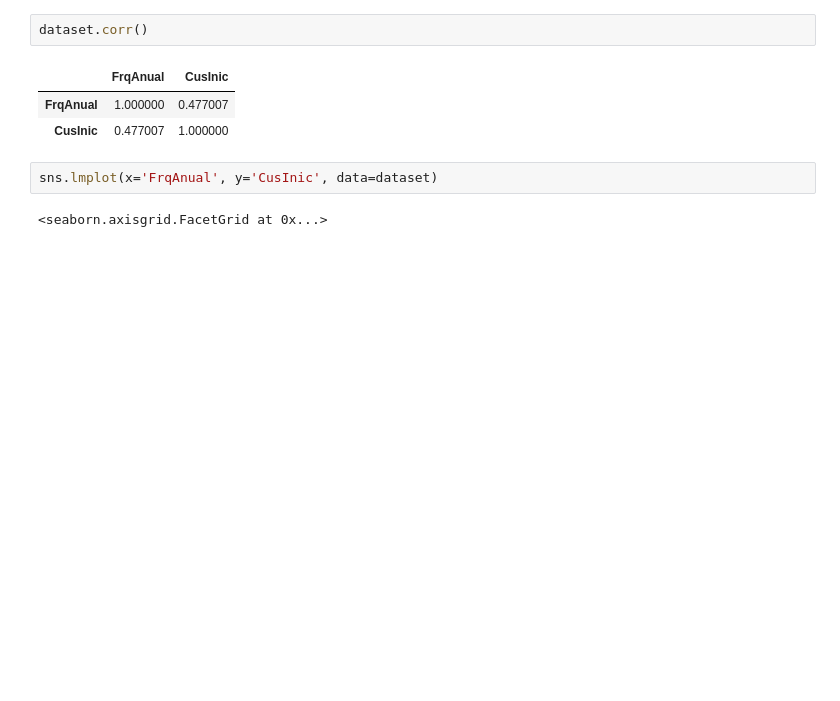
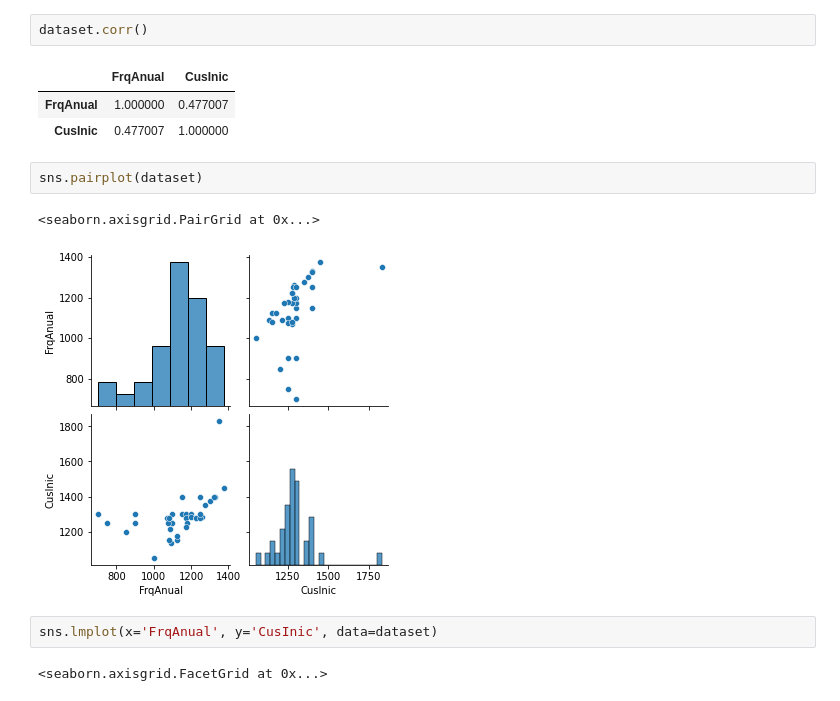
Before and after one commit to hecpinheiro/Ciencia-de-dados, a Jupyter notebook: franquia.ipynb, the cells around one changed output. Drawn from its saved outputs; the diff is of its cells as text; blank space fills up the shorter version.

```diff
--- a/franquia.ipynb
+++ b/franquia.ipynb
@@ -43,6 +43,11 @@ dataset.corr()
 |  | FrqAnual | CusInic |
 | FrqAnual | 1.000000 | 0.477007 |
 | CusInic | 0.477007 | 1.000000 |
+# %%
+sns.pairplot(dataset)
+# %% [output]
+<seaborn.axisgrid.PairGrid at 0x...>
+[figure, added]
 # %%
 sns.lmplot(x='FrqAnual', y='CusInic', data=dataset)
 # %% [output]
```
